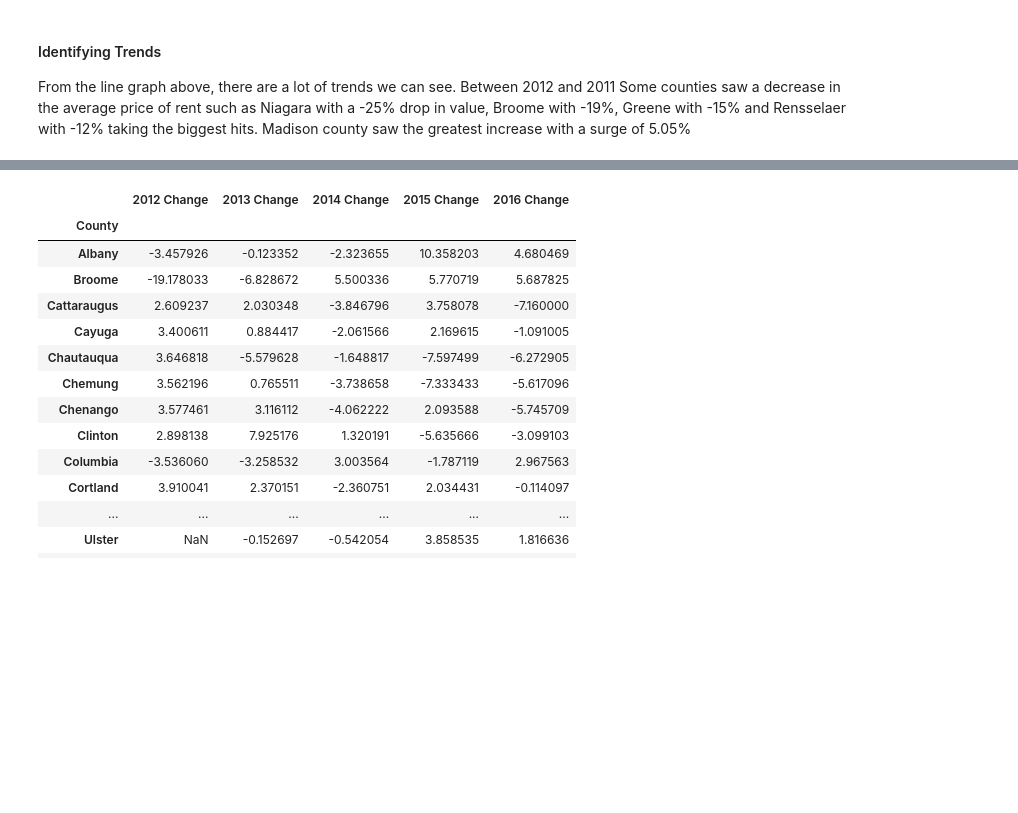
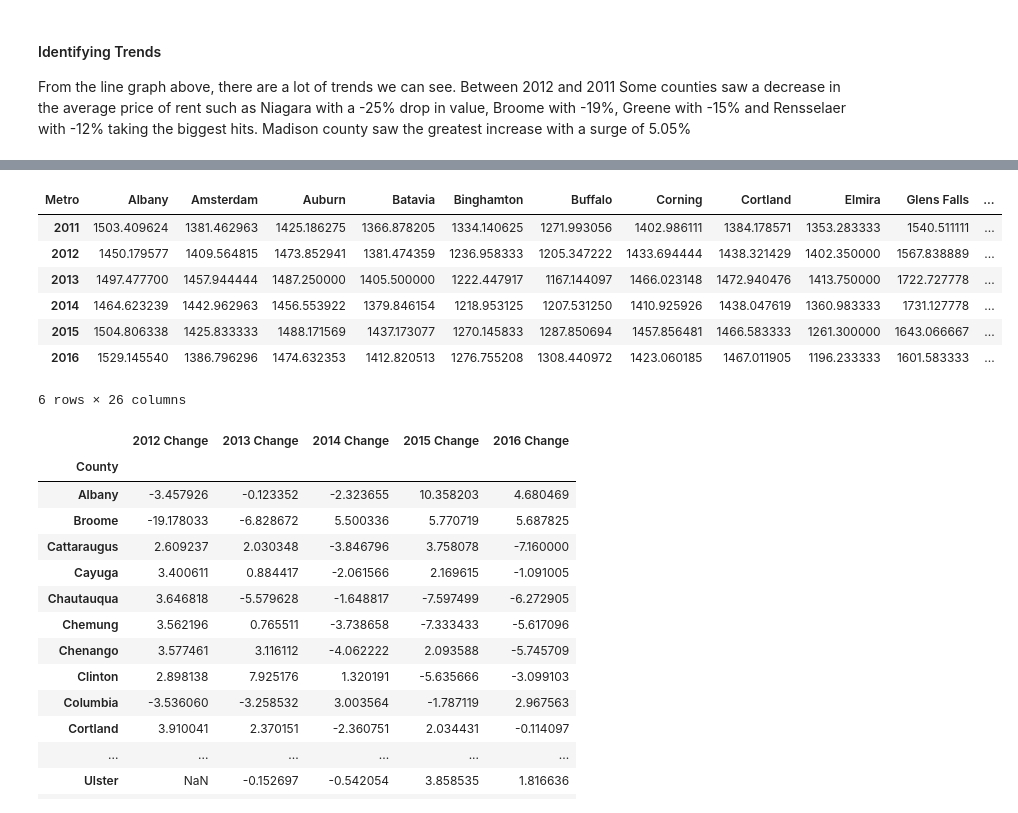
Before and after one commit to Leehis/Data-Curation---Management, a Jupyter notebook: finalproject.ipynb, the cells around one changed output, grey strips where cells are left out. Cells and saved outputs as stored; diff of their text form; code cells hidden in the pictures; blank space fills up the shorter version.

```diff
--- a/finalproject.ipynb
+++ b/finalproject.ipynb
@@ -287 +319,13 @@ Madison county saw the greatest increase with a surge of 5.05%
+# %%
+ny_by_metro_years = ny_by_metro_years.T
+ny_by_metro_years
+# %% [output]
+| Metro | Albany | Amsterdam | Auburn | Batavia | Binghamton | Buffalo | Corning | Cortland | Elmira | Glens Falls | ... |
+| 2011 | 1503.409624 | 1381.462963 | 1425.186275 | 1366.878205 | 1334.140625 | 1271.993056 | 1402.986111 | 1384.178571 | 1353.283333 | 1540.511111 | ... |
+| 2012 | 1450.179577 | 1409.564815 | 1473.852941 | 1381.474359 | 1236.958333 | 1205.347222 | 1433.694444 | 1438.321429 | 1402.350000 | 1567.838889 | ... |
+| 2013 | 1497.477700 | 1457.944444 | 1487.250000 | 1405.500000 | 1222.447917 | 1167.144097 | 1466.023148 | 1472.940476 | 1413.750000 | 1722.727778 | ... |
+| 2014 | 1464.623239 | 1442.962963 | 1456.553922 | 1379.846154 | 1218.953125 | 1207.531250 | 1410.925926 | 1438.047619 | 1360.983333 | 1731.127778 | ... |
+| 2015 | 1504.806338 | 1425.833333 | 1488.171569 | 1437.173077 | 1270.145833 | 1287.850694 | 1457.856481 | 1466.583333 | 1261.300000 | 1643.066667 | ... |
+| 2016 | 1529.145540 | 1386.796296 | 1474.632353 | 1412.820513 | 1276.755208 | 1308.440972 | 1423.060185 | 1467.011905 | 1196.233333 | 1601.583333 | ... |
+6 rows × 26 columns
 # %%
```
Also changed, not shown: parts of 5 cells of this notebook, 3 other files.
